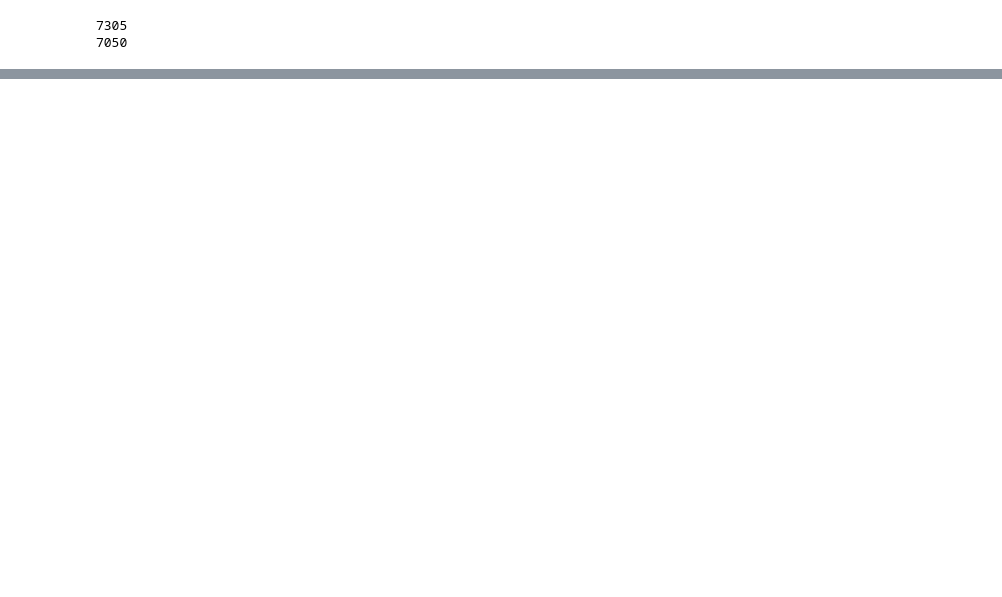
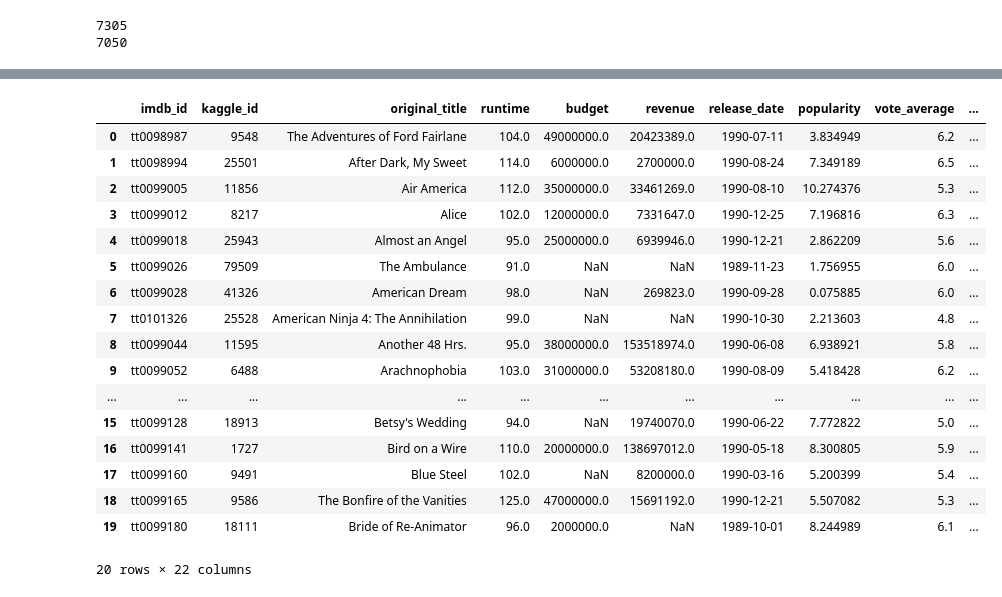
Before and after one commit to 09petrella/Class_Project, a Jupyter notebook: class_project_ETL.ipynb, the cells around one changed output, grey strips where cells are left out. Cells and saved outputs as stored; diff of their text form; code cells hidden in the pictures; blank space fills up the shorter version.

Commit message:
Adding updated resource files and inital cleaning

```diff
--- a/class_project_ETL.ipynb
+++ b/class_project_ETL.ipynb
@@ -58,8 +58,8 @@ def extract_transform_load():
 
     #READ IN FILE FOR THE-NUMBERS
     #numbers_df = pd.DataFrame(f'{file_dir}/TheNumbersData.csv',encoding='unicode_escape')
-    numbers_df = pd.read_csv("Resources2/TheNumbersData.csv", encoding= 'unicode_escape')
-    numbers_df = numbers_df.drop(['ï»¿Number', 'Release Date', 'Domestic Gross'], axis=1)
+    numbers_df = pd.read_csv("Resources/TheNumbersData.csv", encoding= 'unicode_escape')
+    numbers_df = numbers_df.drop(['Number', 'Release Date', 'Domestic Gross'], axis=1)
 
     cols_to_check = ['Production Budget','Worldwide Gross']
     numbers_df[cols_to_check] = numbers_df[cols_to_check].replace({'Â':''}, regex=True)
@@ -67,7 +67,7 @@ def extract_transform_load():
     numbers_df.rename({'Movie':'original_title', 'Production Budget': 'production_budget', 'Worldwide Gross': 'worldwide_gross'},axis='columns', inplace=True)
 
 
-    with open(f'{file_dir}/wikipedia-movies.json', mode='r') as file:
+    with open(f'{file_dir}wikipedia_movies.json', mode='r') as file:
         wiki_movies_raw = json.load(file)
 
     wiki_movies = [movie for movie in wiki_movies_raw
@@ -246,0 +294,41 @@ numbers_df = numbers_file
+# %%
+def clean_lists(s):
+
+    if type(s) == str:
+
+        value = s
+
+        return value
+
+    if type(s) == list:
+
+        value = str(s)[1:-1]
+
+        return value
+
+    else:
+        return s
+# %%
+# producers = movies_df["producers"].apply(clean_lists)
+movies_df["producers"] = movies_df["producers"].apply(clean_lists)
+# %%
+movies_df.head(20)
+# %% [output]
+|  | imdb_id | kaggle_id | original_title | runtime | budget | revenue | release_date | popularity | vote_average | ... |
+| 0 | tt0098987 | 9548 | The Adventures of Ford Fairlane | 104.0 | 49000000.0 | 20423389.0 | 1990-07-11 | 3.834949 | 6.2 | ... |
+| 1 | tt0098994 | 25501 | After Dark, My Sweet | 114.0 | 6000000.0 | 2700000.0 | 1990-08-24 | 7.349189 | 6.5 | ... |
+| 2 | tt0099005 | 11856 | Air America | 112.0 | 35000000.0 | 33461269.0 | 1990-08-10 | 10.274376 | 5.3 | ... |
+| 3 | tt0099012 | 8217 | Alice | 102.0 | 12000000.0 | 7331647.0 | 1990-12-25 | 7.196816 | 6.3 | ... |
+| 4 | tt0099018 | 25943 | Almost an Angel | 95.0 | 25000000.0 | 6939946.0 | 1990-12-21 | 2.862209 | 5.6 | ... |
+| 5 | tt0099026 | 79509 | The Ambulance | 91.0 | NaN | NaN | 1989-11-23 | 1.756955 | 6.0 | ... |
+| 6 | tt0099028 | 41326 | American Dream | 98.0 | NaN | 269823.0 | 1990-09-28 | 0.075885 | 6.0 | ... |
+| 7 | tt0101326 | 25528 | American Ninja 4: The Annihilation | 99.0 | NaN | NaN | 1990-10-30 | 2.213603 | 4.8 | ... |
+| 8 | tt0099044 | 11595 | Another 48 Hrs. | 95.0 | 38000000.0 | 153518974.0 | 1990-06-08 | 6.938921 | 5.8 | ... |
+| 9 | tt0099052 | 6488 | Arachnophobia | 103.0 | 31000000.0 | 53208180.0 | 1990-08-09 | 5.418428 | 6.2 | ... |
+| ... | ... | ... | ... | ... | ... | ... | ... | ... | ... | ... |
+| 15 | tt0099128 | 18913 | Betsy's Wedding | 94.0 | NaN | 19740070.0 | 1990-06-22 | 7.772822 | 5.0 | ... |
+| 16 | tt0099141 | 1727 | Bird on a Wire | 110.0 | 20000000.0 | 138697012.0 | 1990-05-18 | 8.300805 | 5.9 | ... |
+| 17 | tt0099160 | 9491 | Blue Steel | 102.0 | NaN | 8200000.0 | 1990-03-16 | 5.200399 | 5.4 | ... |
+| 18 | tt0099165 | 9586 | The Bonfire of the Vanities | 125.0 | 47000000.0 | 15691192.0 | 1990-12-21 | 5.507082 | 5.3 | ... |
+| 19 | tt0099180 | 18111 | Bride of Re-Animator | 96.0 | 2000000.0 | NaN | 1989-10-01 | 8.244989 | 6.1 | ... |
+20 rows × 22 columns
```
Also changed, not shown: parts of 26 cells of this notebook, 4 other files.
